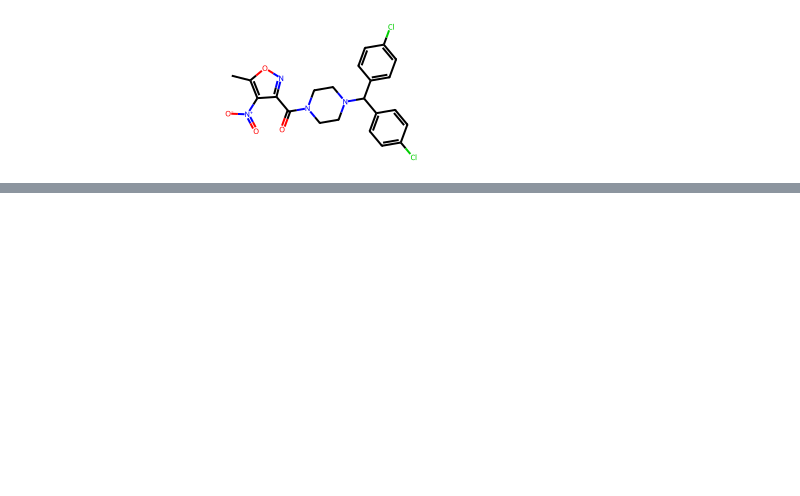
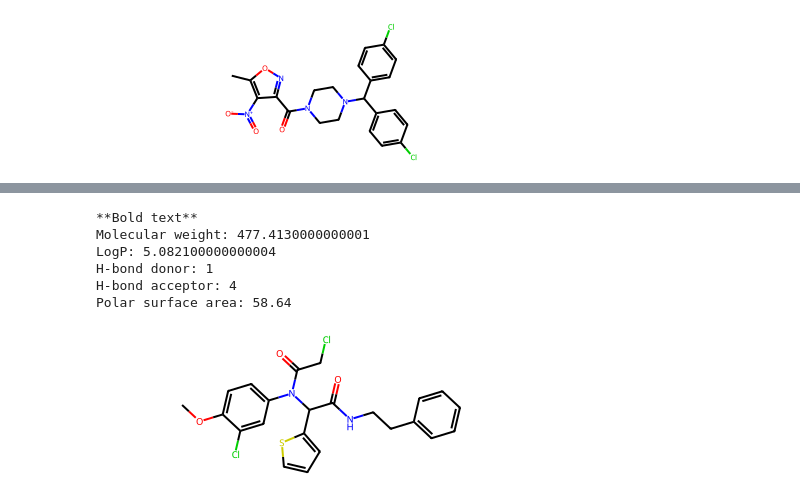
Before and after one commit to Biocomputing-Teaching/Carla-F-TFM, a Jupyter notebook: code/rdkit_ml210.ipynb, the cells around one changed output, grey strips where cells are left out. Saved outputs shown, nothing was run; the diff lists cells and outputs as text; code cells hidden in the pictures; blank space fills up the shorter version.

```diff
--- a/code/rdkit_ml210.ipynb
+++ b/code/rdkit_ml210.ipynb
@@ -92,0 +221,28 @@ print(df.head(10))
+# %%
+print('ML162')
+smiles_ml162 = 'COc1ccc(N(C(=O)CCl)C(C(=O)NCCc2ccccc2)c2cccs2)cc1Cl'
+
+from rdkit import Chem
+mol_ml162=Chem.MolFromSmiles(smiles_ml162)
+
+ml162mw = Descriptors.MolWt(mol_ml162)
+ml162logp = Descriptors.MolLogP(mol_ml162)
+ml162num_hbd = Descriptors.NumHDonors(mol_ml162)
+ml162num_hba = Descriptors.NumHAcceptors(mol_ml162)
+ml162psa = Descriptors.TPSA(mol_ml162)
+
+print(f'Molecular weight: {ml162mw}')
+print(f'LogP: {ml162logp}')
+print(f'H-bond donor: {ml162num_hbd}')
+print(f'H-bond acceptor: {ml162num_hba}')
+print(f'Polar surface area: {ml162psa}')
+
+mol_ml162
+# %% [output]
+**Bold text**
+Molecular weight: 477.4130000000001
+LogP: 5.082100000000004
+H-bond donor: 1
+H-bond acceptor: 4
+Polar surface area: 58.64
+[figure, added]
```
Also changed, not shown: parts of 11 cells of this notebook.
